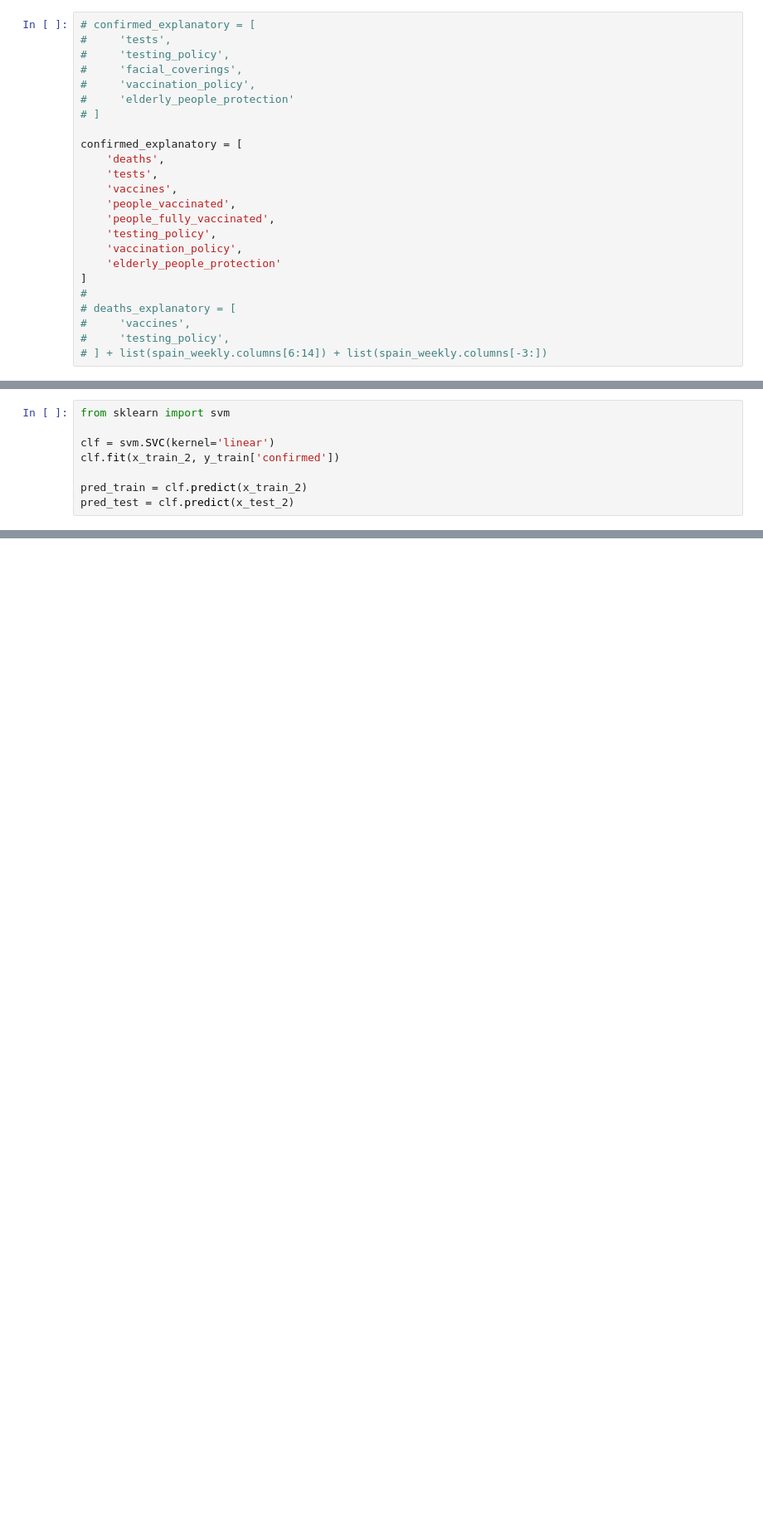
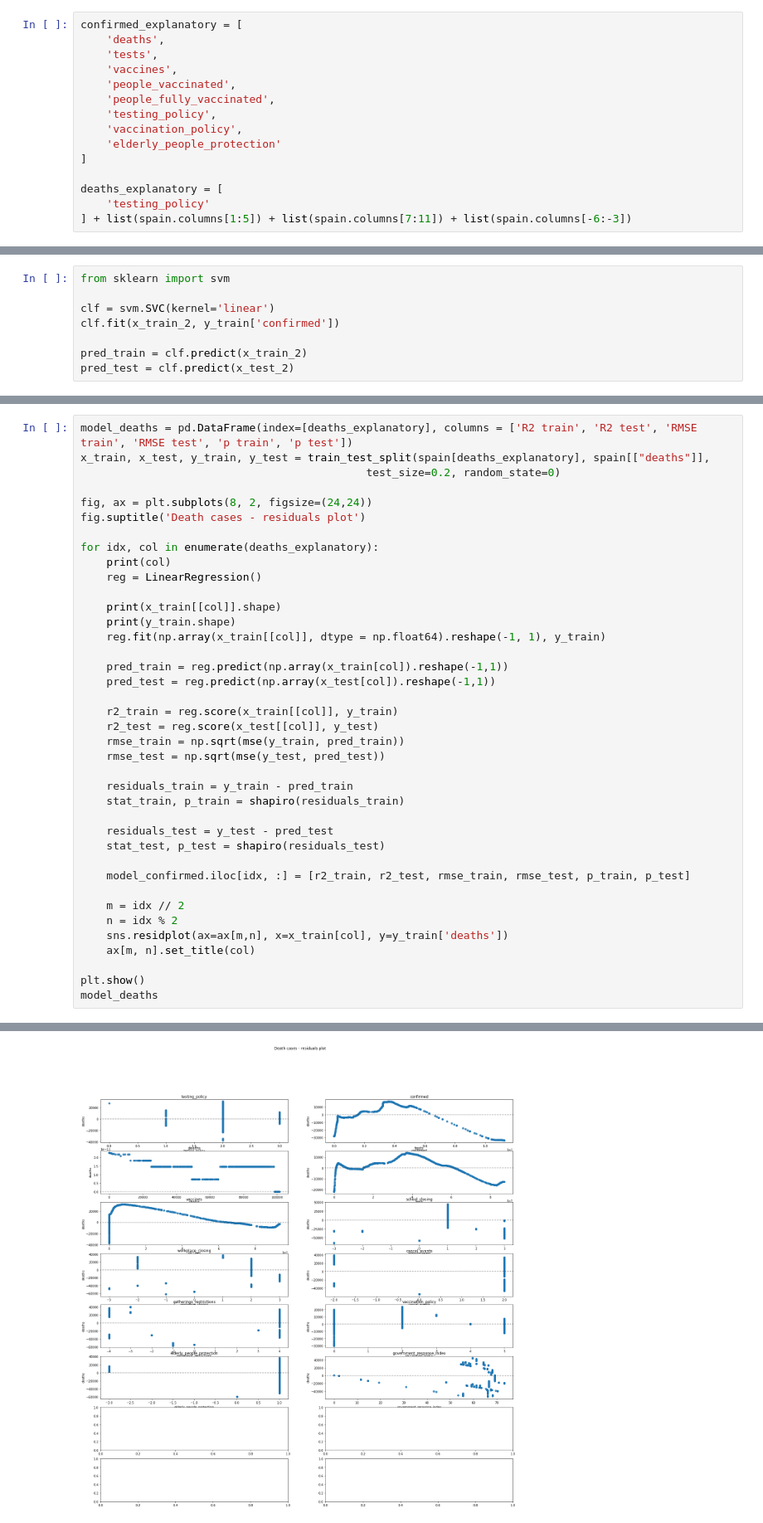
Before and after one commit to kzarnowski/covid19-analysis, a Jupyter notebook: P1.ipynb, the cells around one changed output, grey strips where cells are left out. Shown at 83% size. Saved outputs shown, nothing was run; the diff lists cells and outputs as text; blank space fills up the shorter version.

Commit message:
spain finished

```diff
--- a/P1.ipynb
+++ b/P1.ipynb
@@ -707,14 +707,6 @@ plt.show()
 # %% [markdown]
 Do tworzenia wstępnych modeli postanowiłem użyć zmiennych których współczynnik korelacji z interesującymi nas kolumnami (confirmed, deaths oraz z opóźnieniami) wynosił co najmniej 0.25
 # %%
-# confirmed_explanatory = [
-#     'tests',
-#     'testing_policy',
-#     'facial_coverings',
-#     'vaccination_policy',
-#     'elderly_people_protection'
-# ]
-
 confirmed_explanatory = [
     'deaths',
     'tests',
@@ -725,8 +717,7 @@ confirmed_explanatory = [
     'vaccination_policy',
     'elderly_people_protection'
 ]
-#
-# deaths_explanatory = [
-#     'vaccines',
-#     'testing_policy',
-# ] + list(spain_weekly.columns[6:14]) + list(spain_weekly.columns[-3:])
+
+deaths_explanatory = [
+    'testing_policy'
+] + list(spain.columns[1:5]) + list(spain.columns[7:11]) + list(spain.columns[-6:-3])
@@ -904,0 +872,40 @@ r2 test:  0.9998718362299459
+# %%
+model_deaths = pd.DataFrame(index=[deaths_explanatory], columns = ['R2 train', 'R2 test', 'RMSE train', 'RMSE test', 'p train', 'p test'])
+x_train, x_test, y_train, y_test = train_test_split(spain[deaths_explanatory], spain[["deaths"]],
+                                            test_size=0.2, random_state=0)
+
+fig, ax = plt.subplots(8, 2, figsize=(24,24))
+fig.suptitle('Death cases - residuals plot')
+
+for idx, col in enumerate(deaths_explanatory):
+    print(col)
+    reg = LinearRegression()
+
+    print(x_train[[col]].shape)
+    print(y_train.shape)
+    reg.fit(np.array(x_train[[col]], dtype = np.float64).reshape(-1, 1), y_train)
+
+    pred_train = reg.predict(np.array(x_train[col]).reshape(-1,1))
+    pred_test = reg.predict(np.array(x_test[col]).reshape(-1,1))
+
+    r2_train = reg.score(x_train[[col]], y_train)
+    r2_test = reg.score(x_test[[col]], y_test)
+    rmse_train = np.sqrt(mse(y_train, pred_train))
+    rmse_test = np.sqrt(mse(y_test, pred_test))
+
+    residuals_train = y_train - pred_train
+    stat_train, p_train = shapiro(residuals_train)
+
+    residuals_test = y_test - pred_test
+    stat_test, p_test = shapiro(residuals_test)
+
+    model_confirmed.iloc[idx, :] = [r2_train, r2_test, rmse_train, rmse_test, p_train, p_test]
+
+    m = idx // 2
+    n = idx % 2
+    sns.residplot(ax=ax[m,n], x=x_train[col], y=y_train['deaths'])
+    ax[m, n].set_title(col)
+
+plt.show()
+model_deaths
+# %% [output]
@@ -904,0 +929 @@ r2 test:  0.9998718362299459
+[figure, added]
```
Also changed, not shown: parts of 13 cells of this notebook, 1 other file.
